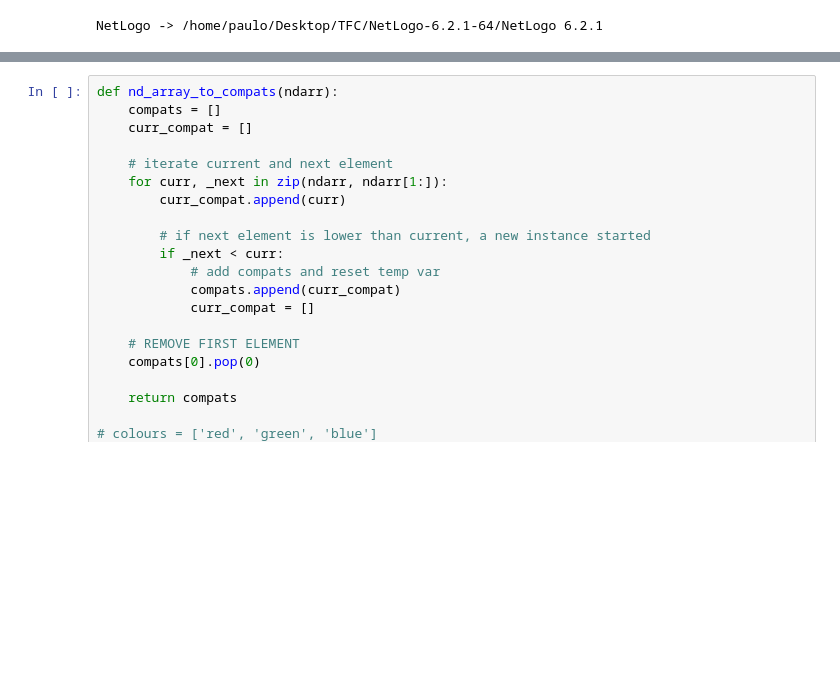
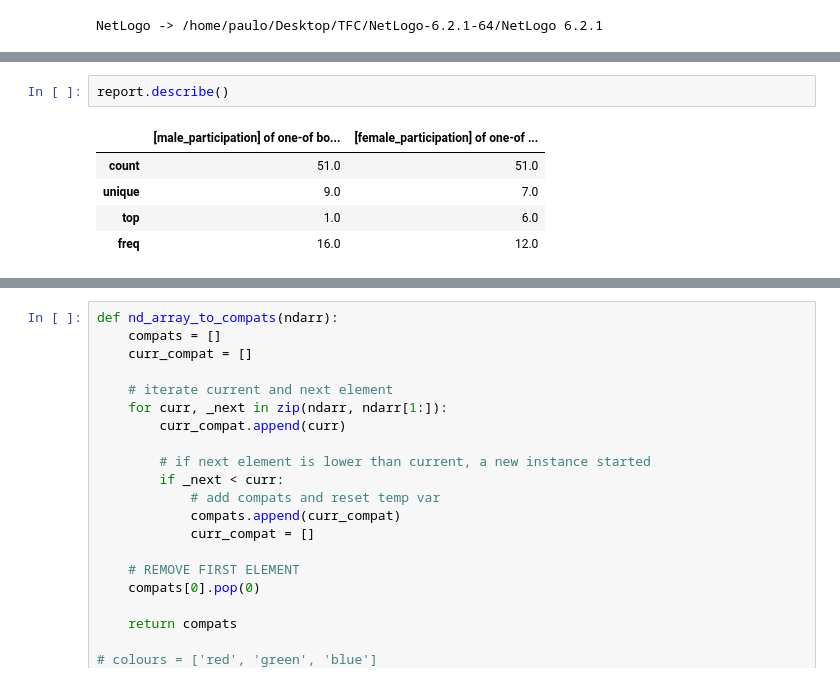
Before and after one commit to DEISI-ULHT-TFC-2021-22/TFC-DEISI258-Modelamento-multi-agente-de-intera-es-em-grupos-sociais, a Jupyter notebook: pynetlogo_ku.ipynb, the cells around one changed output, grey strips where cells are left out. Cells and saved outputs as stored; diff of their text form; blank space fills up the shorter version.

```diff
--- a/pynetlogo_ku.ipynb
+++ b/pynetlogo_ku.ipynb
@@ -92,0 +100,8 @@ load_model(ku_model_path)
+# %%
+report.describe()
+# %% [output]
+|  | [male_participation] of one-of bo... | [female_participation] of one-of ... |
+| count | 51.0 | 51.0 |
+| unique | 9.0 | 7.0 |
+| top | 1.0 | 6.0 |
+| freq | 16.0 | 12.0 |
```
Also changed, not shown: parts of 5 cells of this notebook.
